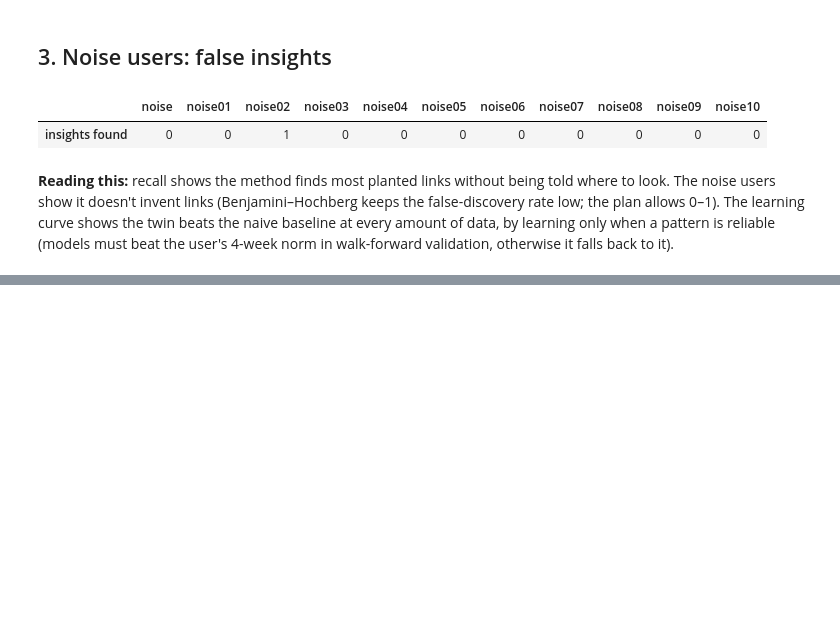
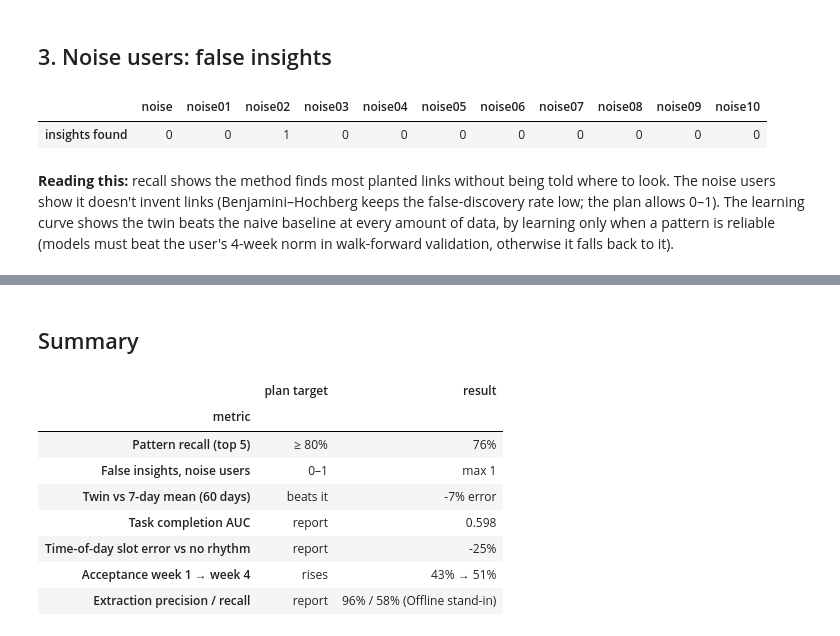
Before and after one commit to Nishit-Daruwala/Digital_Twin, a Jupyter notebook: backend/notebooks/evaluation.ipynb, the cells around one changed output, grey strips where cells are left out. Drawn from its saved outputs; the diff is of its cells as text; code cells hidden in the pictures; blank space fills up the shorter version.

```diff
--- a/backend/notebooks/evaluation.ipynb
+++ b/backend/notebooks/evaluation.ipynb
@@ -123,0 +292,42 @@ must beat the user's 4-week norm in walk-forward validation, otherwise it falls
+# %% [markdown]
+## Summary
+# %%
+lc_last = r["learning_curve"][max(r["learning_curve"], key=int)]
+th = r["adaptation"]["policies"]["thompson"]
+pd.DataFrame(
+    [
+        ("Pattern recall (top 5)", "≥ 80%", f"{p['recall_at_5']:.0%}"),
+        ("False insights, noise users", "0–1", f"max {p['false_insights_max']}"),
+        (
+            "Twin vs 7-day mean (60 days)",
+            "beats it",
+            f"{lc_last['twin_mae'] / lc_last['baseline_mae'] - 1:+.0%} error",
+        ),
+        ("Task completion AUC", "report", f"{r['tasks']['auc']}"),
+        ("Time-of-day slot error vs no rhythm", "report", f"{-tod['slot_improvement']:+.0%}"),
+        (
+            "Acceptance week 1 → week 4",
+            "rises",
+            f"{th['week1_acceptance']:.0%} → {th['week4_acceptance']:.0%}",
+        ),
+    ]
+    + [
+        (
+            "Extraction precision / recall",
+            "report",
+            f"{v['overall']['precision']:.0%} / {v['overall']['recall']:.0%} ({k})",
+        )
+        for k, v in runs.items()
+    ],
+    columns=["metric", "plan target", "result"],
+).set_index("metric")
+# %% [output]
+|  | plan target | result |
+| metric |  |  |
+| Pattern recall (top 5) | ≥ 80% | 76% |
+| False insights, noise users | 0–1 | max 1 |
+| Twin vs 7-day mean (60 days) | beats it | -7% error |
+| Task completion AUC | report | 0.598 |
+| Time-of-day slot error vs no rhythm | report | -25% |
+| Acceptance week 1 → week 4 | rises | 43% → 51% |
+| Extraction precision / recall | report | 96% / 58% (Offline stand-in) |
```
Also changed, not shown: parts of 17 cells of this notebook, 30 other files.
